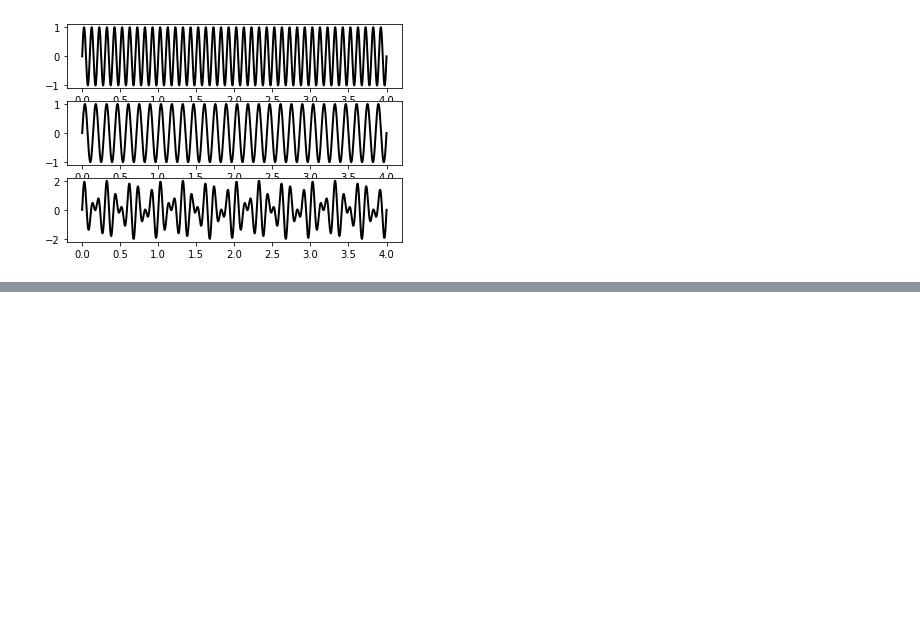
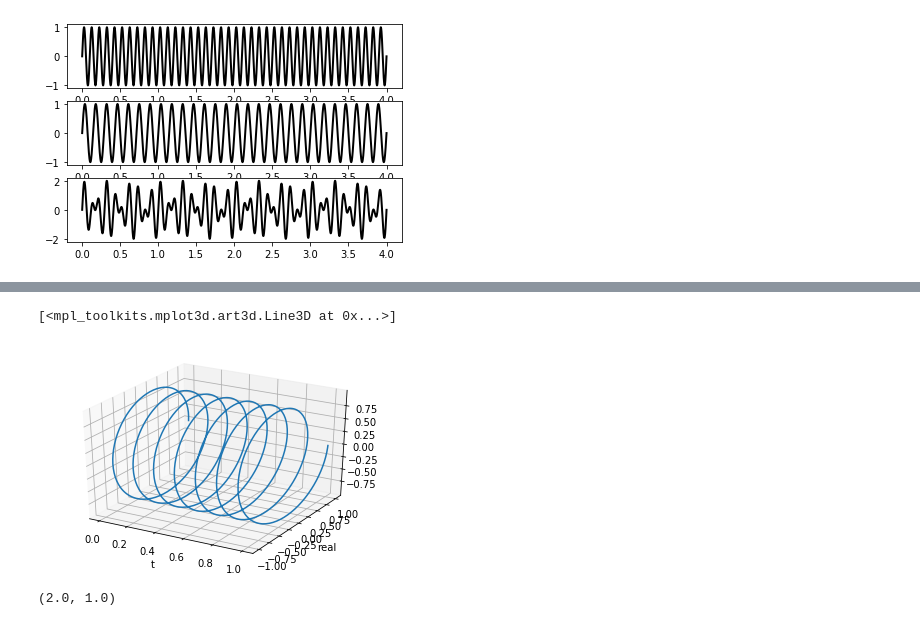
Before and after one commit to HyunsuLee/neural_data_science, a Jupyter notebook: ch5_analog_signal.ipynb, the cells around one changed output, grey strips where cells are left out. Drawn from its saved outputs; the diff is of its cells as text; code cells hidden in the pictures; blank space fills up the shorter version.

```diff
--- a/ch5_analog_signal.ipynb
+++ b/ch5_analog_signal.ipynb
@@ -92,0 +109,14 @@ array([0.014553  +0.j        , 0.00822586+0.00644216j,
+# %%
+from mpl_toolkits.mplot3d import Axes3D #5
+fig = plt.figure() #1
+ax = fig.gca(projection='3d') #6
+trace = np.exp(1j*2*np.pi*freq2*t); # 1j - imaginary part of complex number
+plt.xlabel('t'); plt.ylabel('real'); #4
+ax.plot(t,np.real(trace),np.imag(trace))#3
+# %% [output]
+[<mpl_toolkits.mplot3d.art3d.Line3D at 0x...>]
+[figure, added]
+# %%
+np.real(1j + 2), np.imag(1j + 2)
+# %% [output]
+(2.0, 1.0)
```
Also changed, not shown: parts of 13 cells of this notebook, 1 other file.
